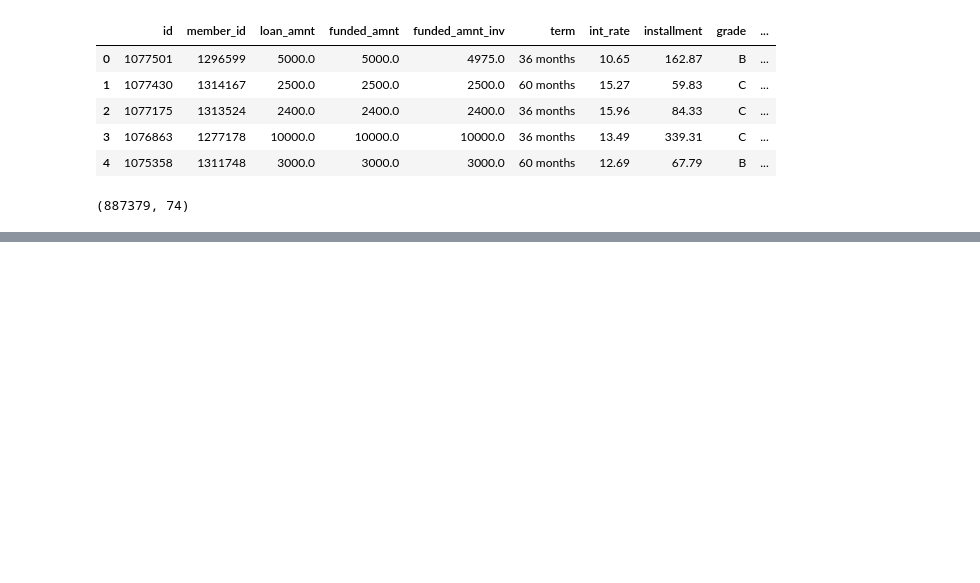
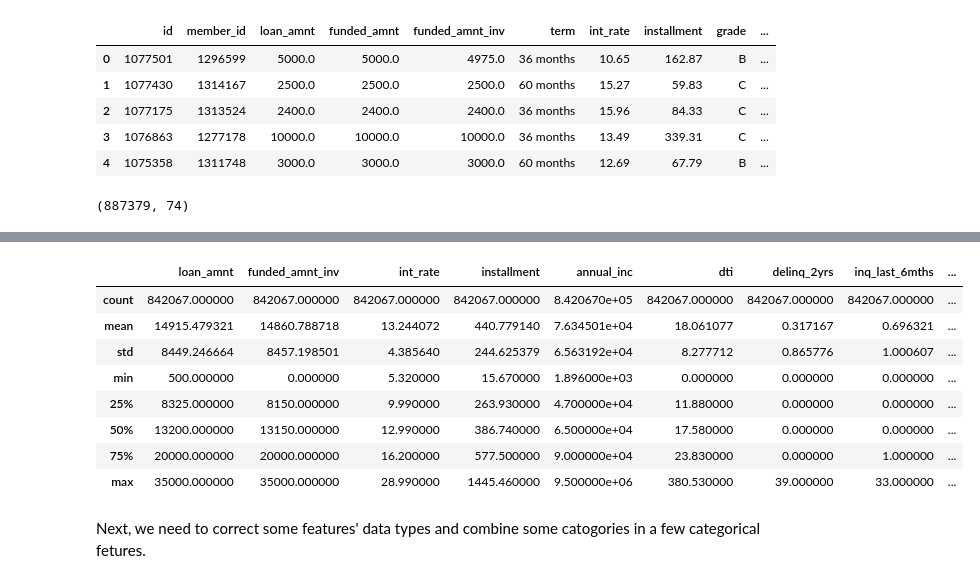
Before and after one commit to YingcanCarolWang/project-LC, a Jupyter notebook: Loan_data_analysis.ipynb, the cells around one changed output, grey strips where cells are left out. Cells and saved outputs as stored; diff of their text form; code cells hidden in the pictures; blank space fills up the shorter version.

Commit message:
data cleaned

```diff
--- a/Loan_data_analysis.ipynb
+++ b/Loan_data_analysis.ipynb
@@ -45,6 +47,7 @@ warnings.filterwarnings("ignore")
 
 %matplotlib inline
 pd.set_option('display.max_columns', None)
+pd.set_option('display.max_rows', None)
 # %%
 df = pd.read_csv('loan.csv', low_memory=False)
 df.head()
@@ -75 +89,8 @@ df.describe()
+# %%
+df_selected = df[['loan_amnt','funded_amnt_inv','term','int_rate','installment','grade',
+                  'emp_length','home_ownership','annual_inc','verification_status','issue_d',
+                  'loan_status','purpose',
+                  'addr_state','dti','delinq_2yrs','inq_last_6mths',
+                  'total_acc',
+                  'out_prncp','pub_rec','revol_bal','revol_util']]
 # %%
@@ -110,0 +119,4 @@ I will start by buiding a borrower profile by clustering.
+# %%
+# delete missing data
+df_cleaned = df_selected.dropna()
+df_cleaned.shape
@@ -110,0 +152,14 @@ I will start by buiding a borrower profile by clustering.
+# %%
+df_cleaned.describe()
+# %% [output]
+|  | loan_amnt | funded_amnt_inv | int_rate | installment | annual_inc | dti | delinq_2yrs | inq_last_6mths | ... |
+| count | 842067.000000 | 842067.000000 | 842067.000000 | 842067.000000 | 8.420670e+05 | 842067.000000 | 842067.000000 | 842067.000000 | ... |
+| mean | 14915.479321 | 14860.788718 | 13.244072 | 440.779140 | 7.634501e+04 | 18.061077 | 0.317167 | 0.696321 | ... |
+| std | 8449.246664 | 8457.198501 | 4.385640 | 244.625379 | 6.563192e+04 | 8.277712 | 0.865776 | 1.000607 | ... |
+| min | 500.000000 | 0.000000 | 5.320000 | 15.670000 | 1.896000e+03 | 0.000000 | 0.000000 | 0.000000 | ... |
+| 25% | 8325.000000 | 8150.000000 | 9.990000 | 263.930000 | 4.700000e+04 | 11.880000 | 0.000000 | 0.000000 | ... |
+| 50% | 13200.000000 | 13150.000000 | 12.990000 | 386.740000 | 6.500000e+04 | 17.580000 | 0.000000 | 0.000000 | ... |
+| 75% | 20000.000000 | 20000.000000 | 16.200000 | 577.500000 | 9.000000e+04 | 23.830000 | 0.000000 | 1.000000 | ... |
+| max | 35000.000000 | 35000.000000 | 28.990000 | 1445.460000 | 9.500000e+06 | 380.530000 | 39.000000 | 33.000000 | ... |
+# %% [markdown]
+Next, we need to correct some features' data types and combine some catogories in a few categorical fetures.
```
Also changed, not shown: parts of 19 cells of this notebook.
